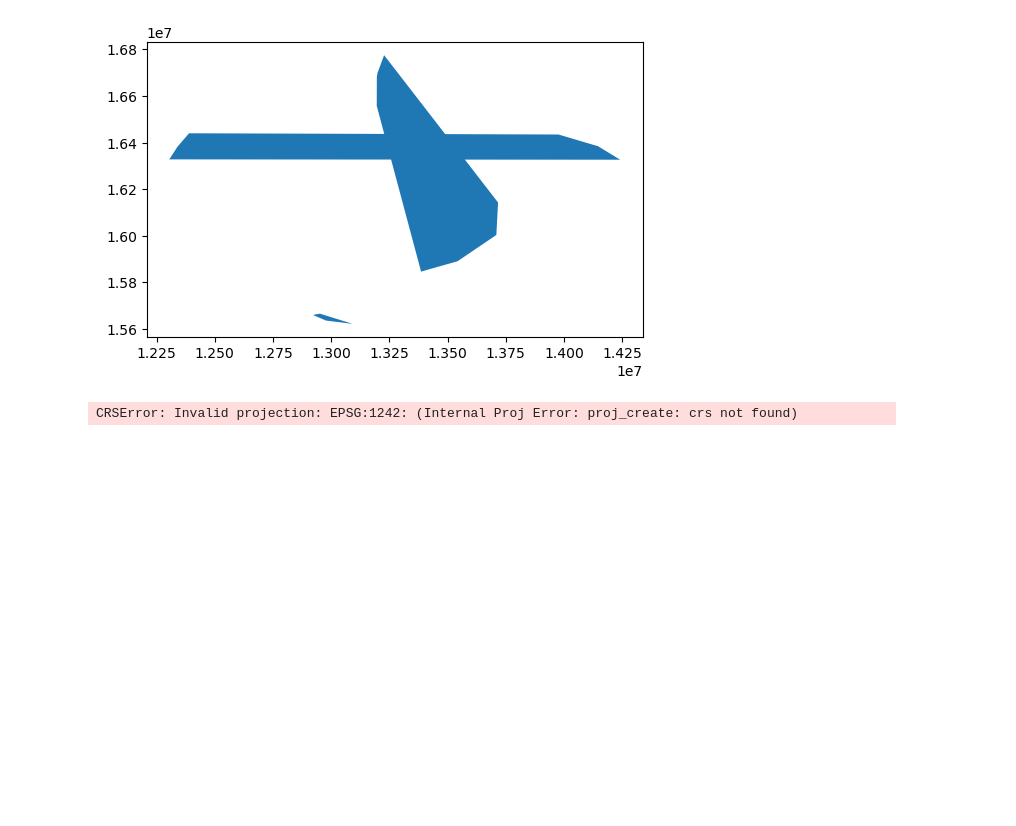
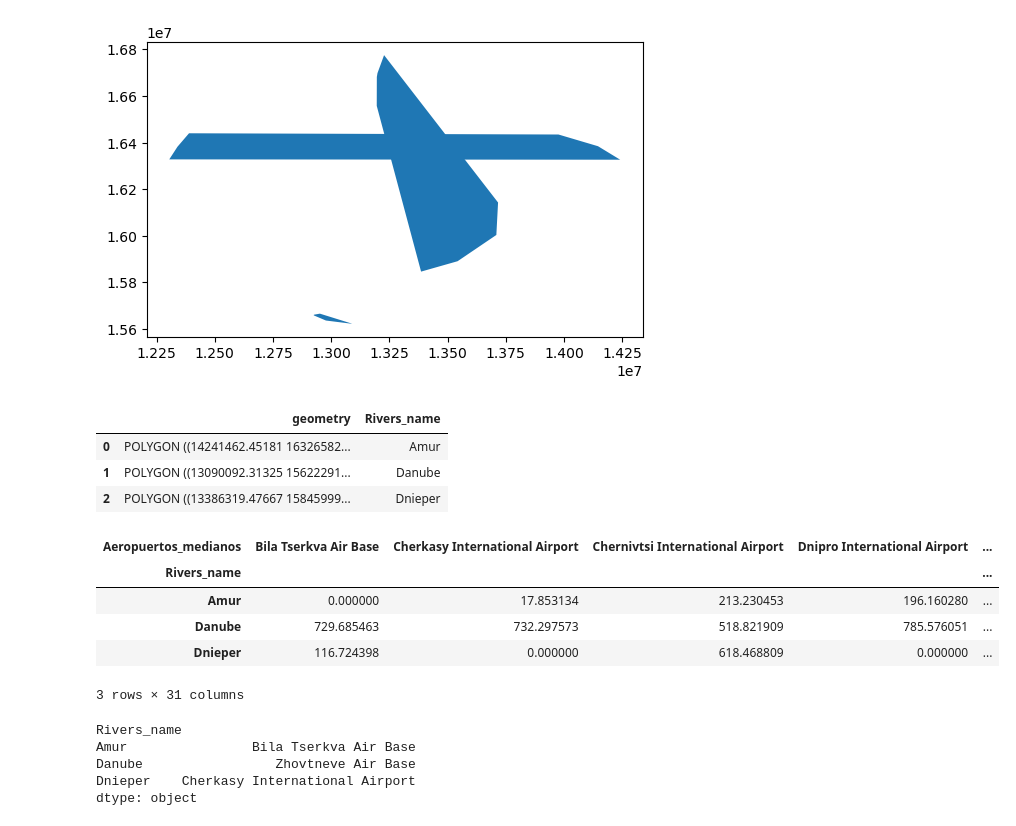
Before and after one commit to ZurinaGarcia/TareaEntregaFinal, a Jupyter notebook: entregaFinal_DatosEspaciales.ipynb, the cells around one changed output. Saved outputs shown, nothing was run; the diff lists cells and outputs as text; code cells hidden in the pictures; blank space fills up the shorter version.

```diff
--- a/entregaFinal_DatosEspaciales.ipynb
+++ b/entregaFinal_DatosEspaciales.ipynb
@@ -48,7 +53,4 @@ airports
 # %%
-# seleccionamos el subconjunto de los aeropuertos medianos
-mediumAirports=airports[airports['type']=='medium_airport']
-mediumAirports.reset_index(drop=True, inplace=True)
 
 #ploteamos
 base=mediumAirports.plot(color='red',marker="^")
@@ -97,6 +101,6 @@ mediumAirports.head()
 # %%
 distanceMatrixKM_sea_air= seaports.set_index('portName').geometry.apply\
-                          (lambda g: mediumAirports.set_index('name').geometry.distance(g)/1000).\
+                          (lambda g: mediumAirports.set_index('Aeropuertos_medianos').geometry.distance(g)/1000).\
                           sort_index(axis=0).sort_index(axis=1)
 # %%
 distanceMatrixKM_sea_air.mean(axis=1).sort_values(ascending=True)
@@ -287,17 +290,37 @@ rivers_hulls.rename(columns={0:'geometry'},inplace=True)
 #geometry pasa a ser de tipo GeoSeries
 rivers_hulls=rivers_hulls.set_geometry('geometry')
 #asignamos el crs
-rivers_hulls.crs="EPSG:1242"
+rivers_hulls.crs="EPSG:4326"
 rivers_hulls
 # %% [output]
-CRSError: Invalid projection: EPSG:1242: (Internal Proj Error: proj_create: crs not found)
+|  | geometry | Rivers_name |
+| 0 | POLYGON ((14241462.45181 16326582... | Amur |
+| 1 | POLYGON ((13090092.31325 15622291... | Danube |
+| 2 | POLYGON ((13386319.47667 15845999... | Dnieper |
 # %%
-#Creamos la matriz de las distancias del convex hull de las cuencas y los aeropuertos medianos
-distanceMatrixKM_cueHull_air=rivers_hulls.set_index('Rivers_name').geometry.apply\
+#Creamos la matriz de las distancias del convex hull de los ríos y los aeropuertos medianos
+distanceMatrixKM_rivHull_air=rivers_hulls.set_index('Rivers_name').geometry.apply\
 (lambda g: mediumAirports.set_index('Aeropuertos_medianos').geometry.distance(g)/1000).\
 sort_index(axis=0).sort_index(axis=1)
 
-distanceMatrixKM_cueHull_air
+distanceMatrixKM_rivHull_air
+# %% [output]
+| Aeropuertos_medianos | Bila Tserkva Air Base | Cherkasy International Airport | Chernivtsi International Airport | Dnipro International Airport | ... |
+| Rivers_name |  |  |  |  | ... |
+| Amur | 0.000000 | 17.853134 | 213.230453 | 196.160280 | ... |
+| Danube | 729.685463 | 732.297573 | 518.821909 | 785.576051 | ... |
+| Dnieper | 116.724398 | 0.000000 | 618.468809 | 0.000000 | ... |
+3 rows × 31 columns
+# %%
+#aeropuertos medianos más cercanos a las cuencas
+mins=distanceMatrixKM_rivHull_air.idxmin(axis="columns")
+mins
+# %% [output]
+Rivers_name
+Amur                Bila Tserkva Air Base
+Danube                 Zhovtneve Air Base
+Dnieper    Cherkasy International Airport
+dtype: object
 # %%
 # plotemos
 base=rivers_hulls.explore()
```
Also changed, not shown: parts of 9 cells of this notebook, 4 other files.
